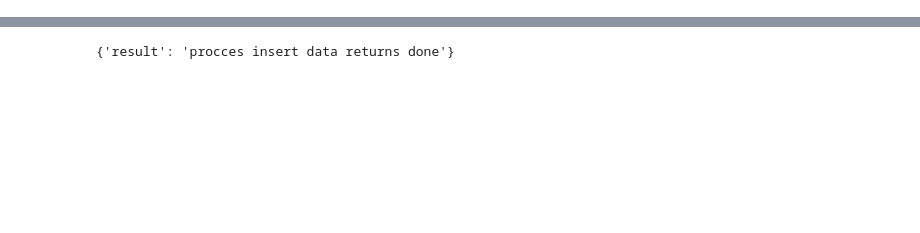
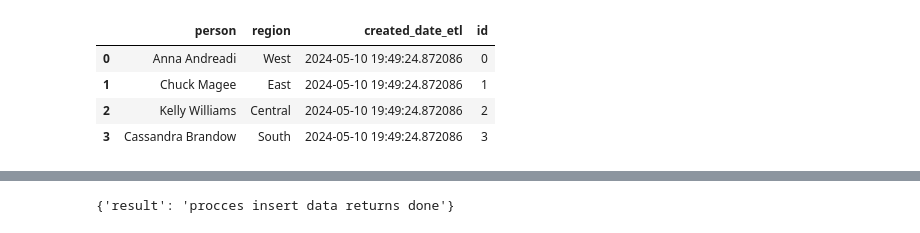
Before and after one commit to alimurtadho/dibimbing-bootcamp-BI, a Jupyter notebook: example etl python postgres/python_etl.ipynb, the cells around one changed output, grey strips where cells are left out. Cells and saved outputs as stored; diff of their text form; code cells hidden in the pictures; blank space fills up the shorter version.

```diff
--- a/example etl python postgres/python_etl.ipynb
+++ b/example etl python postgres/python_etl.ipynb
@@ -47,3 +119,14 @@ memory usage: 1.5+ MB
+# %%
+df_returns['id'] = np.arange(0, len(df_returns))
+df_people['id'] = np.arange(0, len(df_people))
+# %%
+df_people.head()
+# %% [output]
+|  | person | region | created_date_etl | id |
+| 0 | Anna Andreadi | West | 2024-05-10 19:49:24.872086 | 0 |
+| 1 | Chuck Magee | East | 2024-05-10 19:49:24.872086 | 1 |
+| 2 | Kelly Williams | Central | 2024-05-10 19:49:24.872086 | 2 |
+| 3 | Cassandra Brandow | South | 2024-05-10 19:49:24.872086 | 3 |
 # %%
 #connect ke database
 config = dotenv_values(".env")
```
Also changed, not shown: parts of 27 cells of this notebook, 40 other files.
